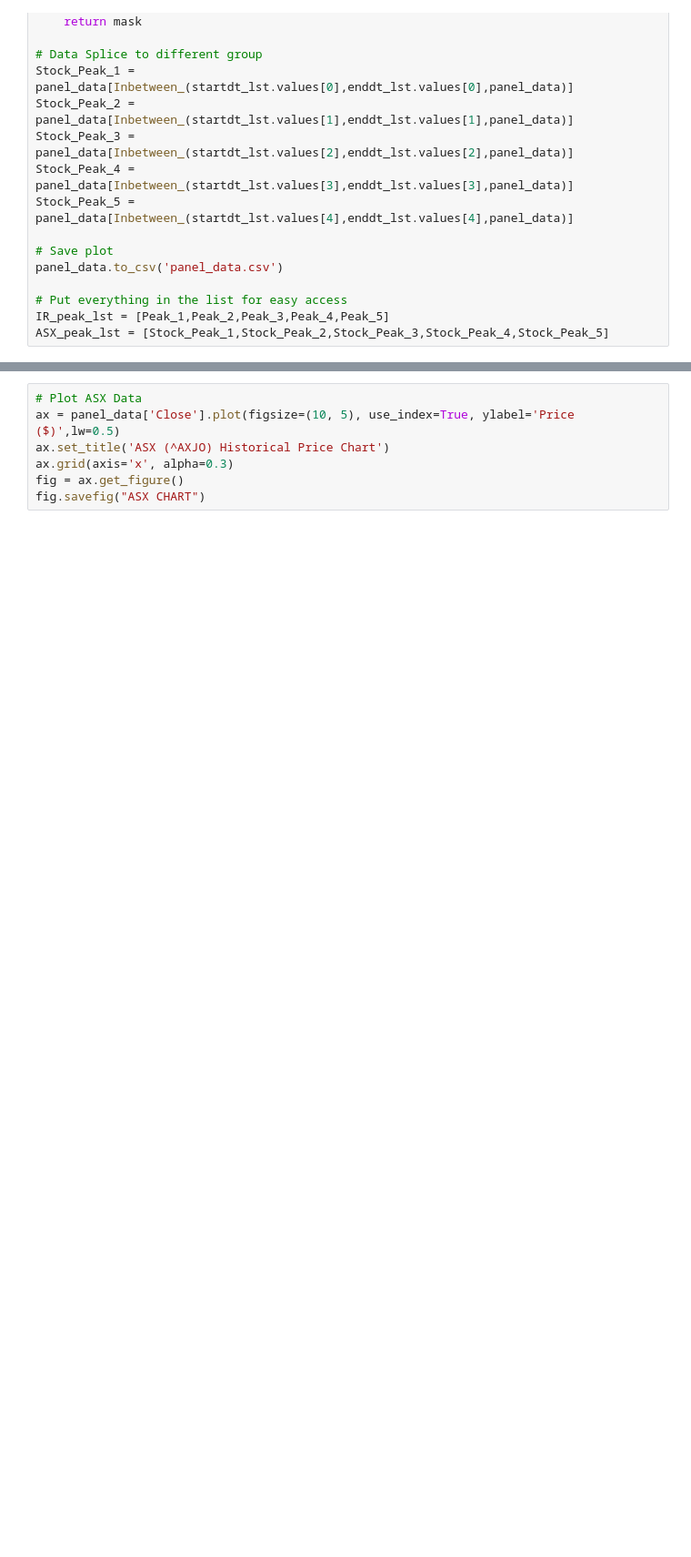
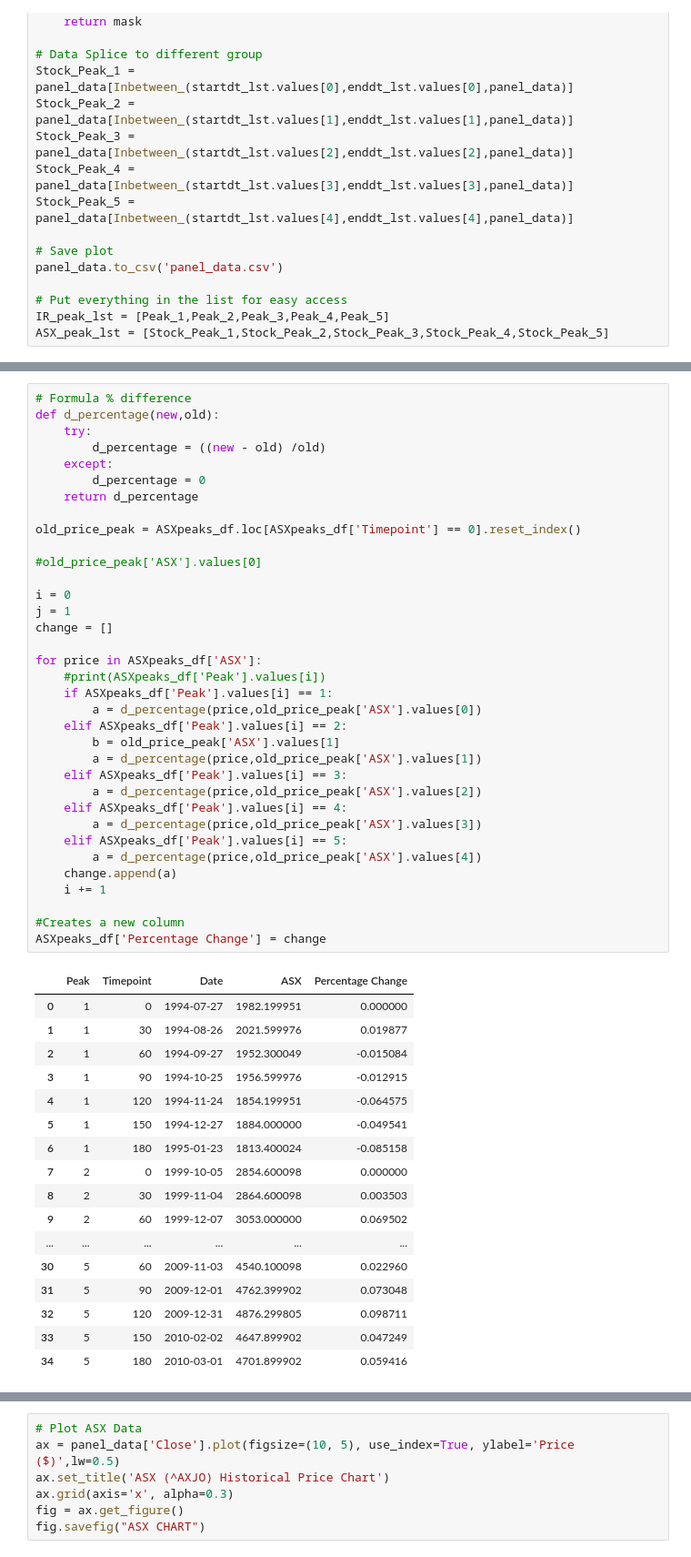
Before and after one commit to Richard-Turnbull/project-1, a Jupyter notebook: Project-1-Notebook.ipynb, the cells around one changed output, grey strips where cells are left out. Shown: that part at 91% size. Saved outputs shown, nothing was run; the diff lists cells and outputs as text; blank space fills up the shorter version.

```diff
--- a/Project-1-Notebook.ipynb
+++ b/Project-1-Notebook.ipynb
@@ -172,0 +143,53 @@ ASXpeaks_df
+# %%
+# Formula % difference
+def d_percentage(new,old):
+    try:
+        d_percentage = ((new - old) /old)
+    except:
+        d_percentage = 0
+    return d_percentage
+
+old_price_peak = ASXpeaks_df.loc[ASXpeaks_df['Timepoint'] == 0].reset_index()
+
+#old_price_peak['ASX'].values[0]
+
+i = 0
+j = 1
+change = []
+
+for price in ASXpeaks_df['ASX']:
+    #print(ASXpeaks_df['Peak'].values[i])
+    if ASXpeaks_df['Peak'].values[i] == 1:
+        a = d_percentage(price,old_price_peak['ASX'].values[0])
+    elif ASXpeaks_df['Peak'].values[i] == 2:
+        b = old_price_peak['ASX'].values[1]
+        a = d_percentage(price,old_price_peak['ASX'].values[1])
+    elif ASXpeaks_df['Peak'].values[i] == 3:
+        a = d_percentage(price,old_price_peak['ASX'].values[2])
+    elif ASXpeaks_df['Peak'].values[i] == 4:
+        a = d_percentage(price,old_price_peak['ASX'].values[3])
+    elif ASXpeaks_df['Peak'].values[i] == 5:
+        a = d_percentage(price,old_price_peak['ASX'].values[4])
+    change.append(a)
+    i += 1
+
+#Creates a new column
+ASXpeaks_df['Percentage Change'] = change
+# %% [output]
+|  | Peak | Timepoint | Date | ASX | Percentage Change |
+| 0 | 1 | 0 | 1994-07-27 | 1982.199951 | 0.000000 |
+| 1 | 1 | 30 | 1994-08-26 | 2021.599976 | 0.019877 |
+| 2 | 1 | 60 | 1994-09-27 | 1952.300049 | -0.015084 |
+| 3 | 1 | 90 | 1994-10-25 | 1956.599976 | -0.012915 |
+| 4 | 1 | 120 | 1994-11-24 | 1854.199951 | -0.064575 |
+| 5 | 1 | 150 | 1994-12-27 | 1884.000000 | -0.049541 |
+| 6 | 1 | 180 | 1995-01-23 | 1813.400024 | -0.085158 |
+| 7 | 2 | 0 | 1999-10-05 | 2854.600098 | 0.000000 |
+| 8 | 2 | 30 | 1999-11-04 | 2864.600098 | 0.003503 |
+| 9 | 2 | 60 | 1999-12-07 | 3053.000000 | 0.069502 |
+| ... | ... | ... | ... | ... | ... |
+| 30 | 5 | 60 | 2009-11-03 | 4540.100098 | 0.022960 |
+| 31 | 5 | 90 | 2009-12-01 | 4762.399902 | 0.073048 |
+| 32 | 5 | 120 | 2009-12-31 | 4876.299805 | 0.098711 |
+| 33 | 5 | 150 | 2010-02-02 | 4647.899902 | 0.047249 |
+| 34 | 5 | 180 | 2010-03-01 | 4701.899902 | 0.059416 |
```
Also changed, not shown: parts of 4 cells of this notebook.
